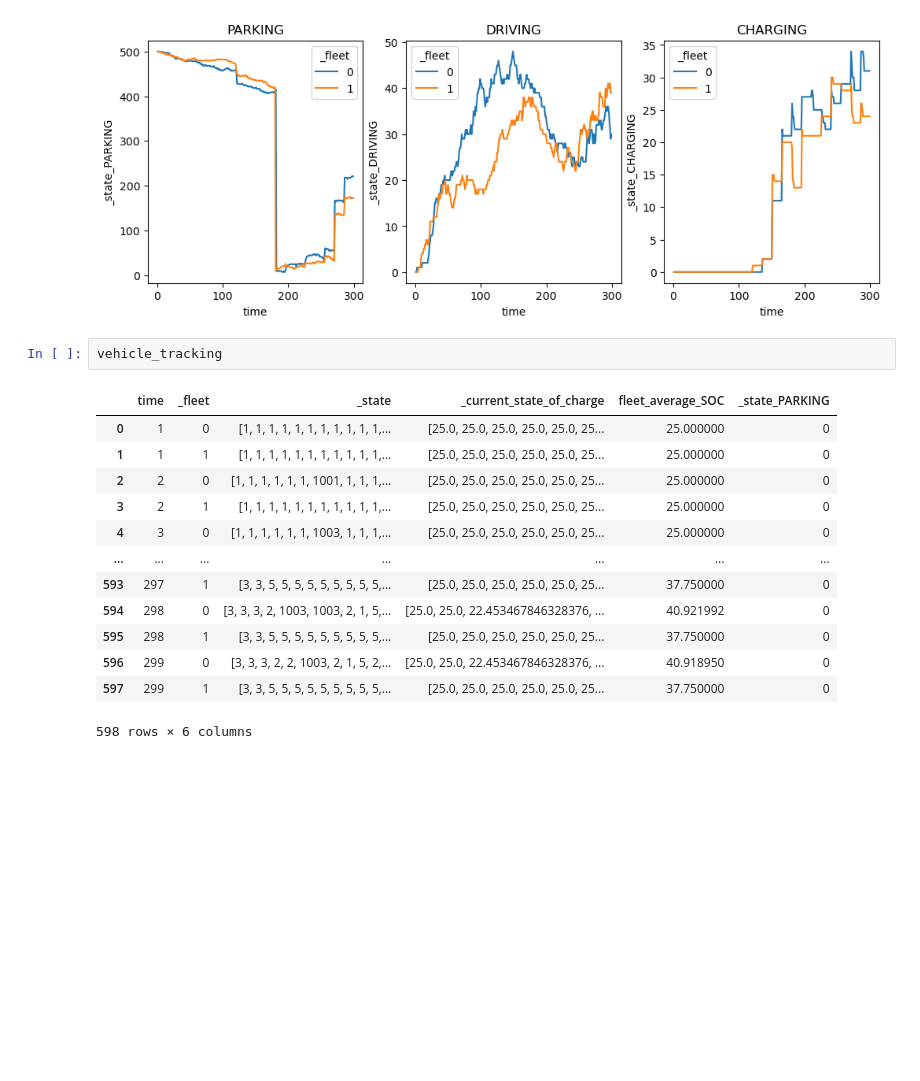
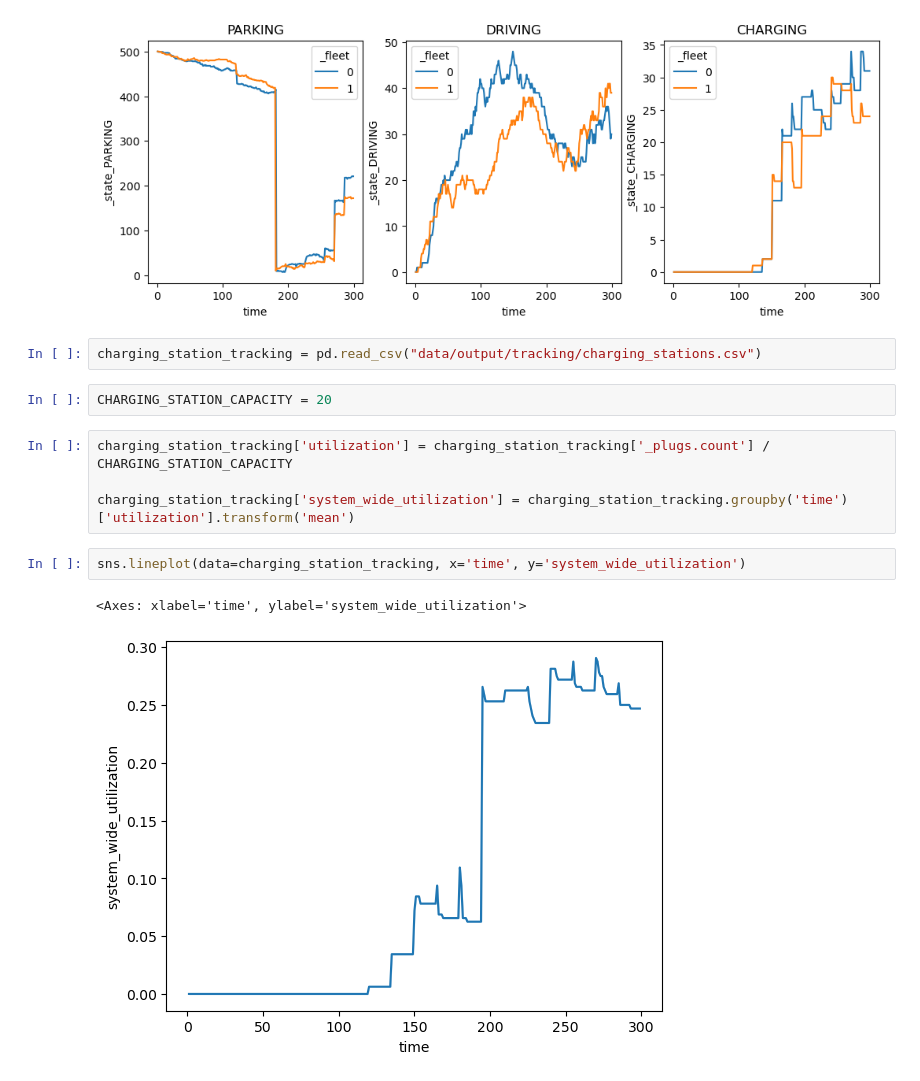
Before and after one commit to IS3UniCologne/urban-mobility-simulation, a Jupyter notebook: resources/scripts/simulation_analysis/shared_charging.ipynb, the cells around one changed output. Saved outputs shown, nothing was run; the diff lists cells and outputs as text; blank space fills up the shorter version.

```diff
--- a/resources/scripts/simulation_analysis/shared_charging.ipynb
+++ b/resources/scripts/simulation_analysis/shared_charging.ipynb
@@ -86,19 +95,16 @@ ax[2].set_title('CHARGING')
 # %% [output]
 Text(0.5, 1.0, 'CHARGING')
 [figure]
-# %%
-vehicle_tracking
-# %% [output]
-|  | time | _fleet | _state | _current_state_of_charge | fleet_average_SOC | _state_PARKING |
-| 0 | 1 | 0 | [1, 1, 1, 1, 1, 1, 1, 1, 1, 1, 1,... | [25.0, 25.0, 25.0, 25.0, 25.0, 25... | 25.000000 | 0 |
-| 1 | 1 | 1 | [1, 1, 1, 1, 1, 1, 1, 1, 1, 1, 1,... | [25.0, 25.0, 25.0, 25.0, 25.0, 25... | 25.000000 | 0 |
-| 2 | 2 | 0 | [1, 1, 1, 1, 1, 1, 1001, 1, 1, 1,... | [25.0, 25.0, 25.0, 25.0, 25.0, 25... | 25.000000 | 0 |
-| 3 | 2 | 1 | [1, 1, 1, 1, 1, 1, 1, 1, 1, 1, 1,... | [25.0, 25.0, 25.0, 25.0, 25.0, 25... | 25.000000 | 0 |
-| 4 | 3 | 0 | [1, 1, 1, 1, 1, 1, 1003, 1, 1, 1,... | [25.0, 25.0, 25.0, 25.0, 25.0, 25... | 25.000000 | 0 |
-| ... | ... | ... | ... | ... | ... | ... |
-| 593 | 297 | 1 | [3, 3, 5, 5, 5, 5, 5, 5, 5, 5, 5,... | [25.0, 25.0, 25.0, 25.0, 25.0, 25... | 37.750000 | 0 |
-| 594 | 298 | 0 | [3, 3, 3, 2, 1003, 1003, 2, 1, 5,... | [25.0, 25.0, 22.453467846328376, ... | 40.921992 | 0 |
-| 595 | 298 | 1 | [3, 3, 5, 5, 5, 5, 5, 5, 5, 5, 5,... | [25.0, 25.0, 25.0, 25.0, 25.0, 25... | 37.750000 | 0 |
-| 596 | 299 | 0 | [3, 3, 3, 2, 2, 1003, 2, 1, 5, 2,... | [25.0, 25.0, 22.453467846328376, ... | 40.918950 | 0 |
-| 597 | 299 | 1 | [3, 3, 5, 5, 5, 5, 5, 5, 5, 5, 5,... | [25.0, 25.0, 25.0, 25.0, 25.0, 25... | 37.750000 | 0 |
-598 rows × 6 columns
+# %%
+charging_station_tracking = pd.read_csv("data/output/tracking/charging_stations.csv")
+# %%
+CHARGING_STATION_CAPACITY = 20
+# %%
+charging_station_tracking['utilization'] = charging_station_tracking['_plugs.count'] / CHARGING_STATION_CAPACITY
+
+charging_station_tracking['system_wide_utilization'] = charging_station_tracking.groupby('time')['utilization'].transform('mean')
+# %%
+sns.lineplot(data=charging_station_tracking, x='time', y='system_wide_utilization')
+# %% [output]
+<Axes: xlabel='time', ylabel='system_wide_utilization'>
+[figure, added]
```
Also changed, not shown: parts of 5 cells of this notebook, 4 other files.
